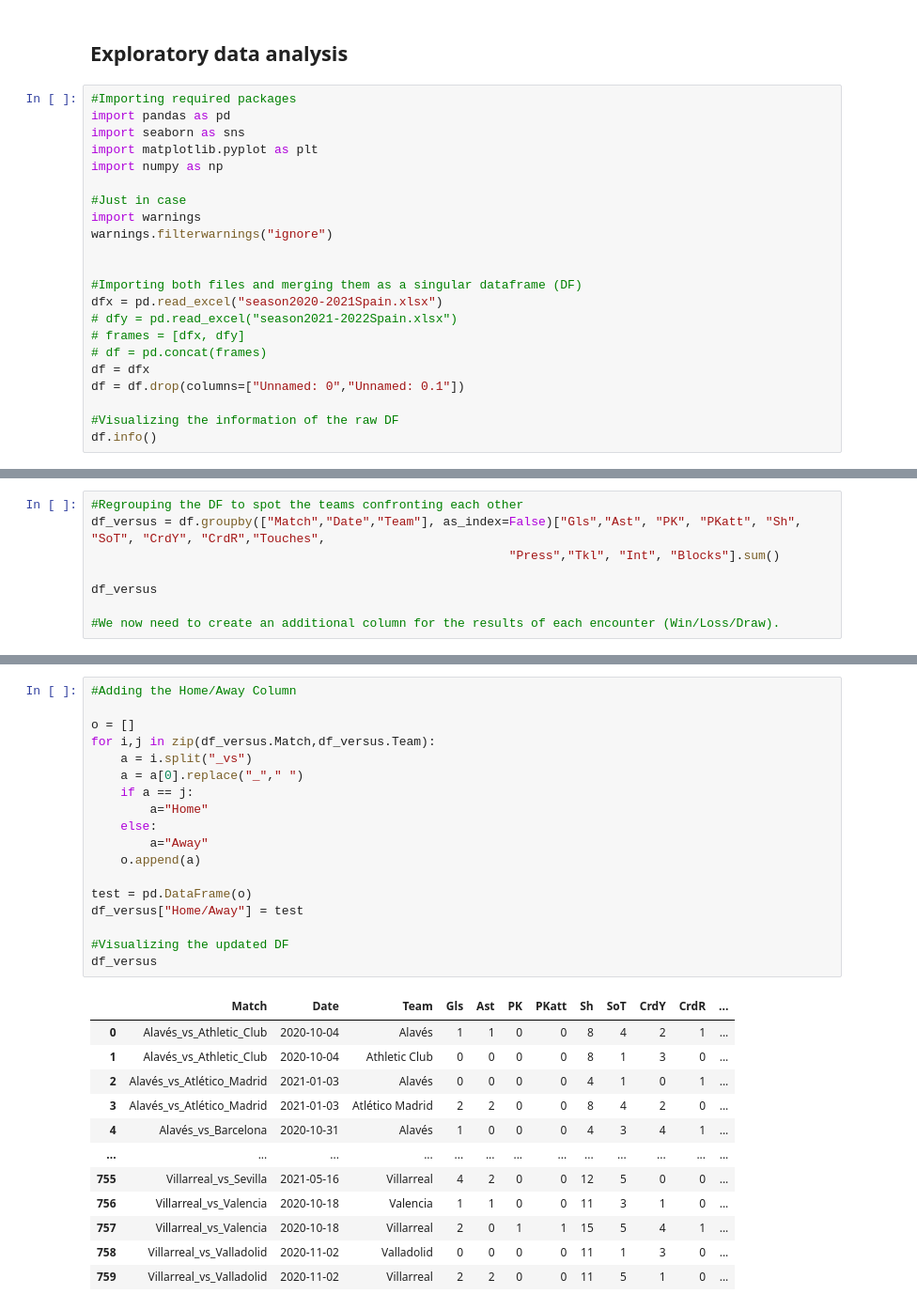
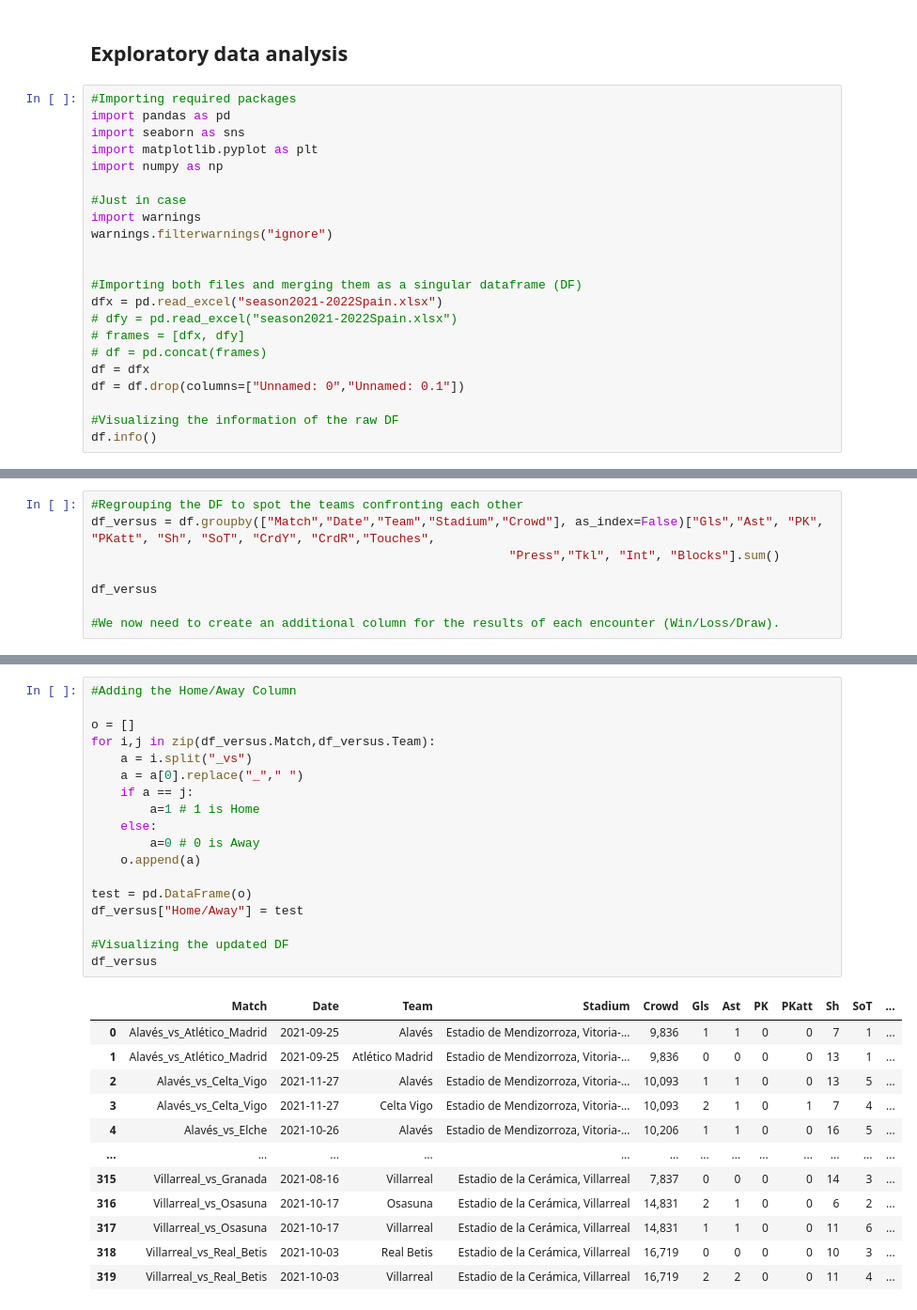
Before and after one commit to NourJamoussi/LaLigaPrediction, a Jupyter notebook: Malis_Project_V1.ipynb, the cells around one changed output, grey strips where cells are left out. Shown: that part at 94% size. Cells and saved outputs as stored; diff of their text form.

```diff
--- a/Malis_Project_V1.ipynb
+++ b/Malis_Project_V1.ipynb
@@ -96,7 +96,7 @@ warnings.filterwarnings("ignore")
 
 
 #Importing both files and merging them as a singular dataframe (DF)
-dfx = pd.read_excel("season2020-2021Spain.xlsx")
+dfx = pd.read_excel("season2021-2022Spain.xlsx")
 # dfy = pd.read_excel("season2021-2022Spain.xlsx")
 # frames = [dfx, dfy]
 # df = pd.concat(frames)
@@ -194,6 +194,6 @@ memory usage: 3.4+ MB
 # %%
 #Regrouping the DF to spot the teams confronting each other
-df_versus = df.groupby(["Match","Date","Team"], as_index=False)["Gls","Ast", "PK", "PKatt", "Sh", "SoT", "CrdY", "CrdR","Touches",
+df_versus = df.groupby(["Match","Date","Team","Stadium","Crowd"], as_index=False)["Gls","Ast", "PK", "PKatt", "Sh", "SoT", "CrdY", "CrdR","Touches",
                                                          "Press","Tkl", "Int", "Blocks"].sum()
 
 df_versus
@@ -270,31 +271,31 @@ df_versus.head(25)
 # %%
 #Adding the Home/Away Column
 
 o = []
 for i,j in zip(df_versus.Match,df_versus.Team):
     a = i.split("_vs")
     a = a[0].replace("_"," ")
     if a == j:
-        a="Home"
+        a=1 # 1 is Home
     else:
-        a="Away"
+        a=0 # 0 is Away
     o.append(a)
 
 test = pd.DataFrame(o)
 df_versus["Home/Away"] = test
 
 #Visualizing the updated DF
 df_versus
 # %% [output]
-|  | Match | Date | Team | Gls | Ast | PK | PKatt | Sh | SoT | CrdY | CrdR | ... |
-| 0 | Alavés_vs_Athletic_Club | 2020-10-04 | Alavés | 1 | 1 | 0 | 0 | 8 | 4 | 2 | 1 | ... |
-| 1 | Alavés_vs_Athletic_Club | 2020-10-04 | Athletic Club | 0 | 0 | 0 | 0 | 8 | 1 | 3 | 0 | ... |
-| 2 | Alavés_vs_Atlético_Madrid | 2021-01-03 | Alavés | 0 | 0 | 0 | 0 | 4 | 1 | 0 | 1 | ... |
-| 3 | Alavés_vs_Atlético_Madrid | 2021-01-03 | Atlético Madrid | 2 | 2 | 0 | 0 | 8 | 4 | 2 | 0 | ... |
-| 4 | Alavés_vs_Barcelona | 2020-10-31 | Alavés | 1 | 0 | 0 | 0 | 4 | 3 | 4 | 1 | ... |
+|  | Match | Date | Team | Stadium | Crowd | Gls | Ast | PK | PKatt | Sh | SoT | ... |
+| 0 | Alavés_vs_Atlético_Madrid | 2021-09-25 | Alavés | Estadio de Mendizorroza, Vitoria-... | 9,836 | 1 | 1 | 0 | 0 | 7 | 1 | ... |
+| 1 | Alavés_vs_Atlético_Madrid | 2021-09-25 | Atlético Madrid | Estadio de Mendizorroza, Vitoria-... | 9,836 | 0 | 0 | 0 | 0 | 13 | 1 | ... |
+| 2 | Alavés_vs_Celta_Vigo | 2021-11-27 | Alavés | Estadio de Mendizorroza, Vitoria-... | 10,093 | 1 | 1 | 0 | 0 | 13 | 5 | ... |
+| 3 | Alavés_vs_Celta_Vigo | 2021-11-27 | Celta Vigo | Estadio de Mendizorroza, Vitoria-... | 10,093 | 2 | 1 | 0 | 1 | 7 | 4 | ... |
+| 4 | Alavés_vs_Elche | 2021-10-26 | Alavés | Estadio de Mendizorroza, Vitoria-... | 10,206 | 1 | 1 | 0 | 0 | 16 | 5 | ... |
 | ... | ... | ... | ... | ... | ... | ... | ... | ... | ... | ... | ... | ... |
-| 755 | Villarreal_vs_Sevilla | 2021-05-16 | Villarreal | 4 | 2 | 0 | 0 | 12 | 5 | 0 | 0 | ... |
-| 756 | Villarreal_vs_Valencia | 2020-10-18 | Valencia | 1 | 1 | 0 | 0 | 11 | 3 | 1 | 0 | ... |
-| 757 | Villarreal_vs_Valencia | 2020-10-18 | Villarreal | 2 | 0 | 1 | 1 | 15 | 5 | 4 | 1 | ... |
-| 758 | Villarreal_vs_Valladolid | 2020-11-02 | Valladolid | 0 | 0 | 0 | 0 | 11 | 1 | 3 | 0 | ... |
-| 759 | Villarreal_vs_Valladolid | 2020-11-02 | Villarreal | 2 | 2 | 0 | 0 | 11 | 5 | 1 | 0 | ... |
+| 315 | Villarreal_vs_Granada | 2021-08-16 | Villarreal | Estadio de la Cerámica, Villarreal | 7,837 | 0 | 0 | 0 | 0 | 14 | 3 | ... |
+| 316 | Villarreal_vs_Osasuna | 2021-10-17 | Osasuna | Estadio de la Cerámica, Villarreal | 14,831 | 2 | 1 | 0 | 0 | 6 | 2 | ... |
+| 317 | Villarreal_vs_Osasuna | 2021-10-17 | Villarreal | Estadio de la Cerámica, Villarreal | 14,831 | 1 | 1 | 0 | 0 | 11 | 6 | ... |
+| 318 | Villarreal_vs_Real_Betis | 2021-10-03 | Real Betis | Estadio de la Cerámica, Villarreal | 16,719 | 0 | 0 | 0 | 0 | 10 | 3 | ... |
+| 319 | Villarreal_vs_Real_Betis | 2021-10-03 | Villarreal | Estadio de la Cerámica, Villarreal | 16,719 | 2 | 2 | 0 | 0 | 11 | 4 | ... |
```
Also changed, not shown: parts of 15 cells of this notebook, 5 other files.
